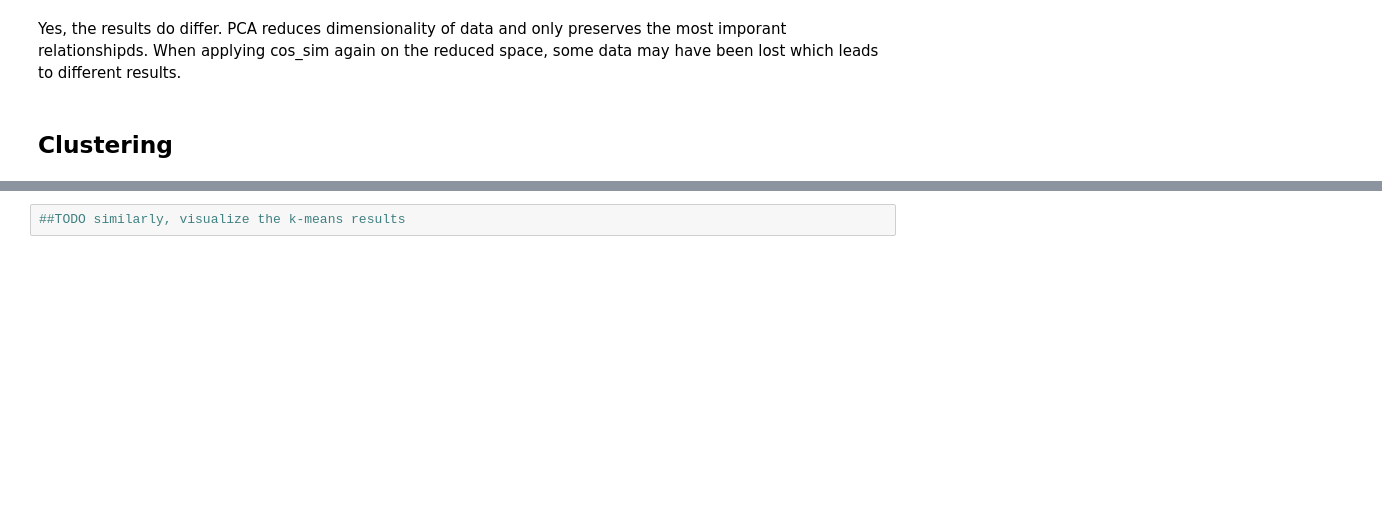
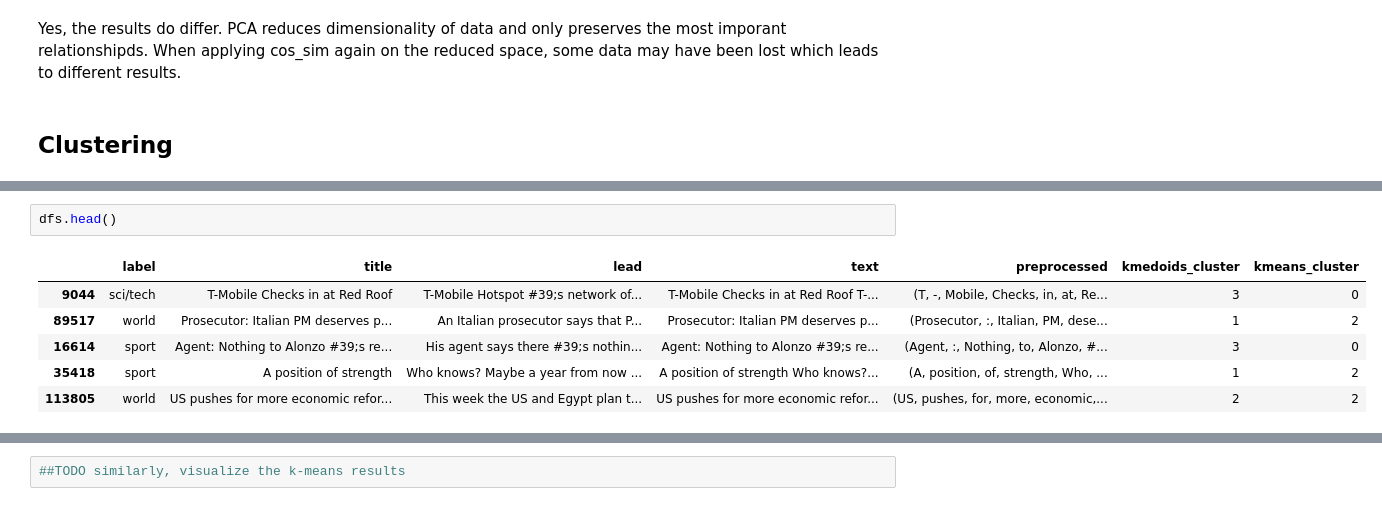
Before and after one commit to mkiefferus/NLP_LSS, a Jupyter notebook: homework/task3/homework_03.ipynb, the cells around one changed output, grey strips where cells are left out. Saved outputs shown, nothing was run; the diff lists cells and outputs as text; blank space fills up the shorter version.

```diff
--- a/homework/task3/homework_03.ipynb
+++ b/homework/task3/homework_03.ipynb
@@ -142,2 +150,11 @@ Successfully installed scikit-learn-extra-0.2.0
+# %%
+dfs.head()
+# %% [output]
+|  | label | title | lead | text | preprocessed | kmedoids_cluster | kmeans_cluster |
+| 9044 | sci/tech | T-Mobile Checks in at Red Roof | T-Mobile Hotspot #39;s network of... | T-Mobile Checks in at Red Roof T-... | (T, -, Mobile, Checks, in, at, Re... | 3 | 0 |
+| 89517 | world | Prosecutor: Italian PM deserves p... | An Italian prosecutor says that P... | Prosecutor: Italian PM deserves p... | (Prosecutor, :, Italian, PM, dese... | 1 | 2 |
+| 16614 | sport | Agent: Nothing to Alonzo #39;s re... | His agent says there #39;s nothin... | Agent: Nothing to Alonzo #39;s re... | (Agent, :, Nothing, to, Alonzo, #... | 3 | 0 |
+| 35418 | sport | A position of strength | Who knows? Maybe a year from now ... | A position of strength Who knows?... | (A, position, of, strength, Who, ... | 1 | 2 |
+| 113805 | world | US pushes for more economic refor... | This week the US and Egypt plan t... | US pushes for more economic refor... | (US, pushes, for, more, economic,... | 2 | 2 |
 # %%
 ##TODO visualize the k-medoids clustering results through Isomap (first reduce the dimensionality to 2 using Isomap, then use scatter plot (plt.scatter()) to visualize)
```
Also changed, not shown: parts of 2 cells of this notebook.
